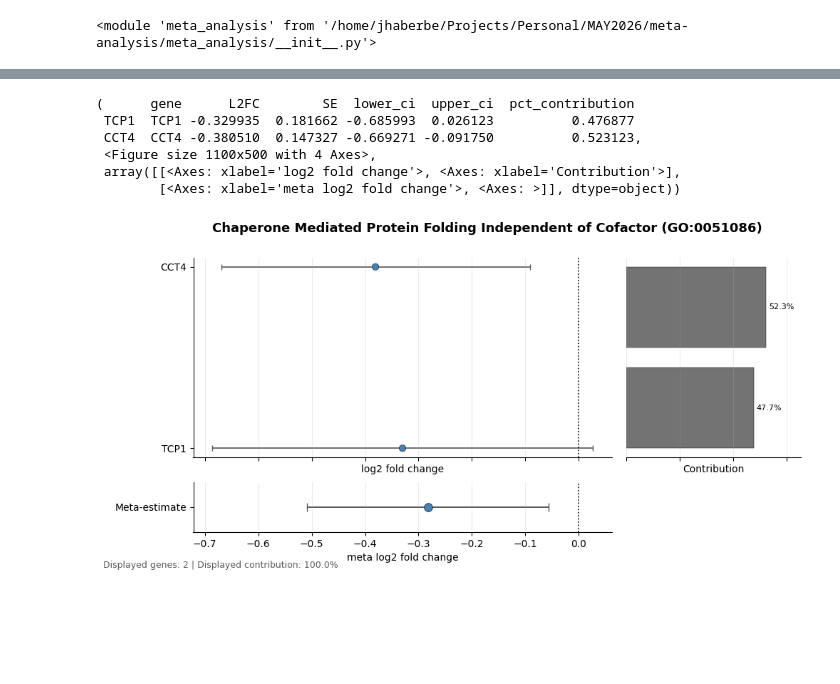
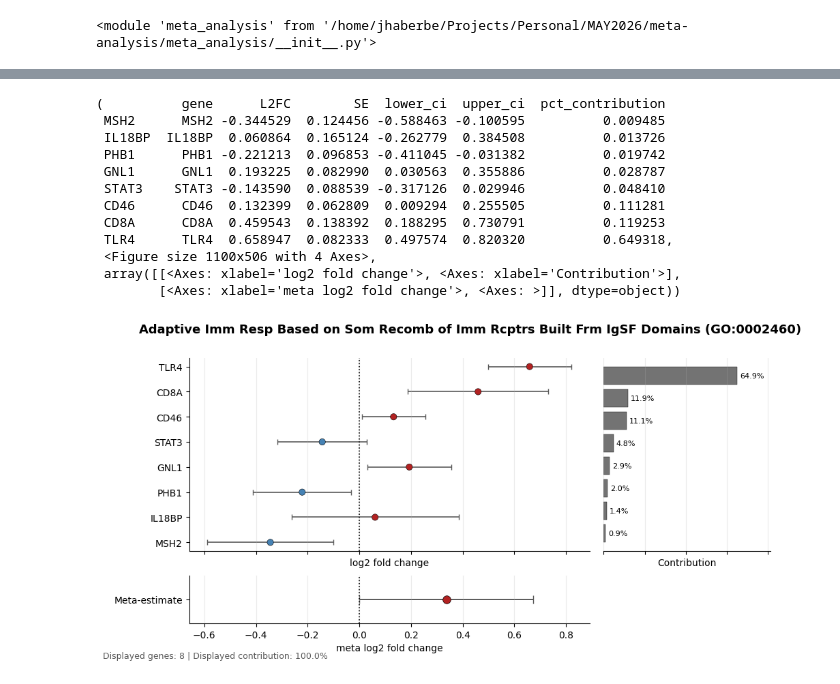
Before and after one commit to jhaberbe/meta-analysis, a Jupyter notebook: notebooks/testing.ipynb, the cells around one changed output, grey strips where cells are left out. Saved outputs shown, nothing was run; the diff lists cells and outputs as text; code cells hidden in the pictures; blank space fills up the shorter version.

```diff
--- a/notebooks/testing.ipynb
+++ b/notebooks/testing.ipynb
@@ -2,16 +82,12 @@
 import pathlib
 import pandas as pd
 
-for f in pathlib.Path("/home/jhaberbe/Projects/Personal/APR2026/macaque/output/deseq2_adult_senior/").glob("*.csv"):
-    df = pd.read_csv(f, index_col=0)#.set_index("symbol")
+df = pd.concat({
+    f.stem: pd.read_csv(f, index_col=0).drop_duplicates(subset=["symbol"]).set_index("symbol")
+    for f in pathlib.Path("/home/jhaberbe/Projects/Personal/MAY2026/cell-deconvolution/output/microglial cell/").glob("*.csv")
+}).reset_index()
-# %%
-import gprofiler
-
-gp = gprofiler.GProfiler(return_dataframe=True)
-result = gp.orth(df.index.tolist(), organism="mmulatta", target="hsapiens")
-
-df["symbol"] = df.index.map(result.set_index("incoming")["name"].to_dict())
-df = df.drop_duplicates("symbol").set_index("symbol")
+# %%
+df = aggregate_de_results(df).set_index("symbol")
 # %%
 from tqdm import tqdm
 import meta_analysis
@@ -77,14 +169,20 @@ table.plot.scatter(x="eb_z", y="naive_z")
 # %%
 from meta_analysis.pl import ForestPlotter
 
 ###### SOMETHING HORRIBLE IS GOING ON HERE
 ForestPlotter(df, (balanced_matrix.T * df["baseMean"]).T, table) \
-    .plot_term("Chaperone Mediated Protein Folding Independent of Cofactor (GO:0051086)", cutoff=1)
+    .plot_term("Adaptive Imm Resp Based on Som Recomb of Imm Rcptrs Built Frm IgSF Domains (GO:0002460)", cutoff=1)
 # %% [output]
-(      gene      L2FC        SE  lower_ci  upper_ci  pct_contribution
- TCP1  TCP1 -0.329935  0.181662 -0.685993  0.026123          0.476877
- CCT4  CCT4 -0.380510  0.147327 -0.669271 -0.091750          0.523123,
- <Figure size 1100x500 with 4 Axes>,
+(          gene      L2FC        SE  lower_ci  upper_ci  pct_contribution
+ MSH2      MSH2 -0.344529  0.124456 -0.588463 -0.100595          0.009485
+ IL18BP  IL18BP  0.060864  0.165124 -0.262779  0.384508          0.013726
+ PHB1      PHB1 -0.221213  0.096853 -0.411045 -0.031382          0.019742
+ GNL1      GNL1  0.193225  0.082990  0.030563  0.355886          0.028787
+ STAT3    STAT3 -0.143590  0.088539 -0.317126  0.029946          0.048410
+ CD46      CD46  0.132399  0.062809  0.009294  0.255505          0.111281
+ CD8A      CD8A  0.459543  0.138392  0.188295  0.730791          0.119253
+ TLR4      TLR4  0.658947  0.082333  0.497574  0.820320          0.649318,
+ <Figure size 1100x506 with 4 Axes>,
  array([[<Axes: xlabel='log2 fold change'>, <Axes: xlabel='Contribution'>],
         [<Axes: xlabel='meta log2 fold change'>, <Axes: >]], dtype=object))
-[figure, old version]
+[figure, new version]
```
Also changed, not shown: parts of 6 cells of this notebook, 2 other files.
